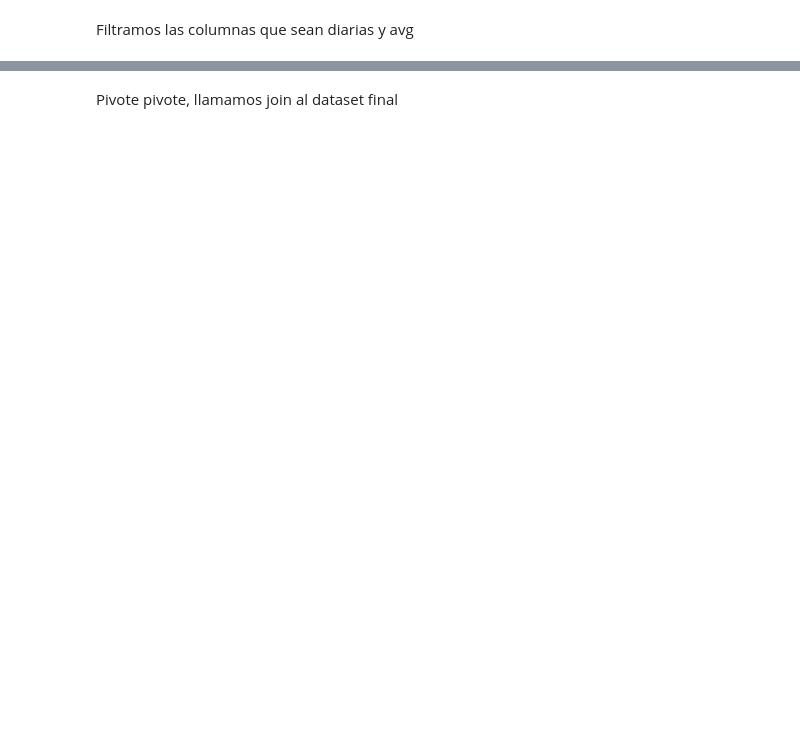
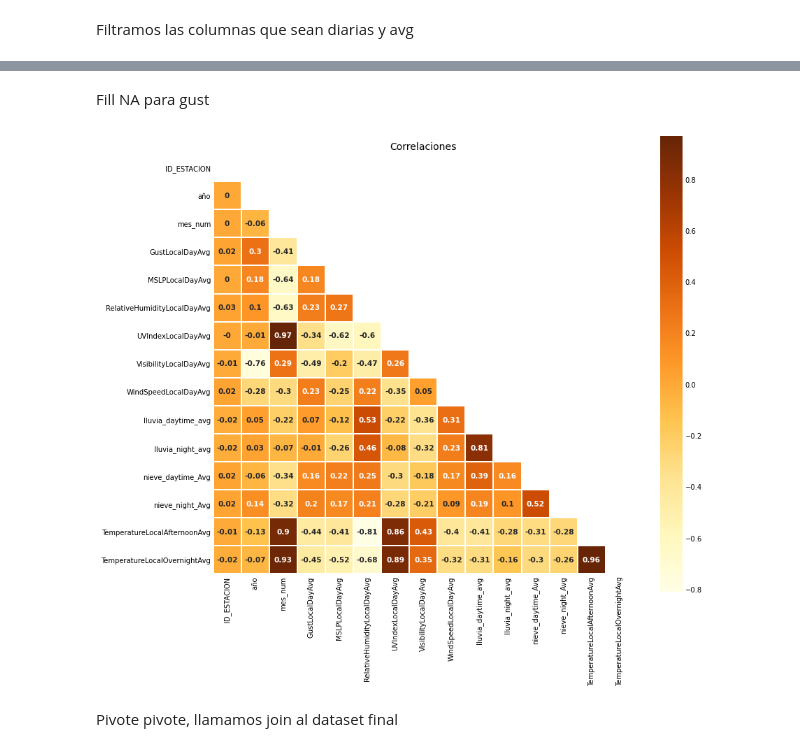
Before and after one commit to vitostamatti/datathon-cajamar-malbecs, a Jupyter notebook: notebooks/01-data-preprocessing/eto_preparation.ipynb, the cells around one changed output, grey strips where cells are left out. Cells and saved outputs as stored; diff of their text form; code cells hidden in the pictures; blank space fills up the shorter version.

```diff
--- a/notebooks/01-data-preprocessing/eto_preparation.ipynb
+++ b/notebooks/01-data-preprocessing/eto_preparation.ipynb
@@ -136,2 +137,4 @@ agrupado.reset_index(inplace=True)
+# %%
+df_mensual['MSLPLocalDayAvg']  =df_mensual.groupby(['ID_ESTACION','mes_num'])['MSLPLocalDayAvg'].transform(lambda x: x.fillna(x.mean()))
 # %% [markdown]
 Filtramos las columnas que sean diarias y avg
@@ -142,0 +189,2 @@ agrupado_avg = agrupado[ids + avg_cols_days]
+# %% [markdown]
+Fill NA para gust
@@ -143,3 +193,32 @@ agrupado_avg = agrupado[ids + avg_cols_days]
+# %%
+def Generate_heatmap_graph(corr, chart_title, mask_uppertri=False ):
+
+    mask = np.zeros_like(corr)
+    mask[np.triu_indices_from(mask)] = mask_uppertri
+    fig,ax = plt.subplots(figsize=(12,12))
+    ax.set_facecolor('white')
+    sns.heatmap(corr
+                , mask = mask
+                , square = True
+                , annot = True
+                , annot_kws={'size': 10.5, 'weight' : 'bold'}
+                , cmap=plt.get_cmap("YlOrBr")
+                , linewidths=.1)
+    plt.title(chart_title, fontsize=14)
+
+    plt.show()
+
+num_cols =  df_grouped.select_dtypes([np.number]).columns
+
+df_num = df_grouped[num_cols]
+
+cor_mat = round(df_num.corr(),2)
+
+Generate_heatmap_graph(cor_mat
+                       ,chart_title = 'Correlaciones'
+                       ,mask_uppertri = True)
+# %% [output]
+[figure, added]
 # %% [markdown]
 Pivote pivote, llamamos join al dataset final
 # %%
```
Also changed, not shown: parts of 32 cells of this notebook.
